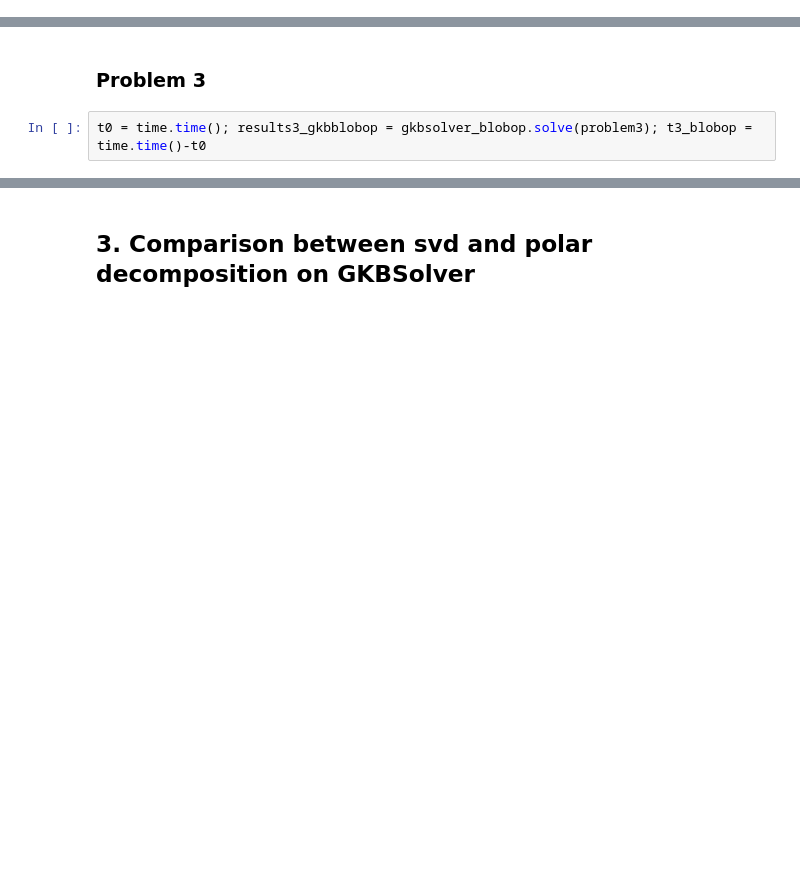
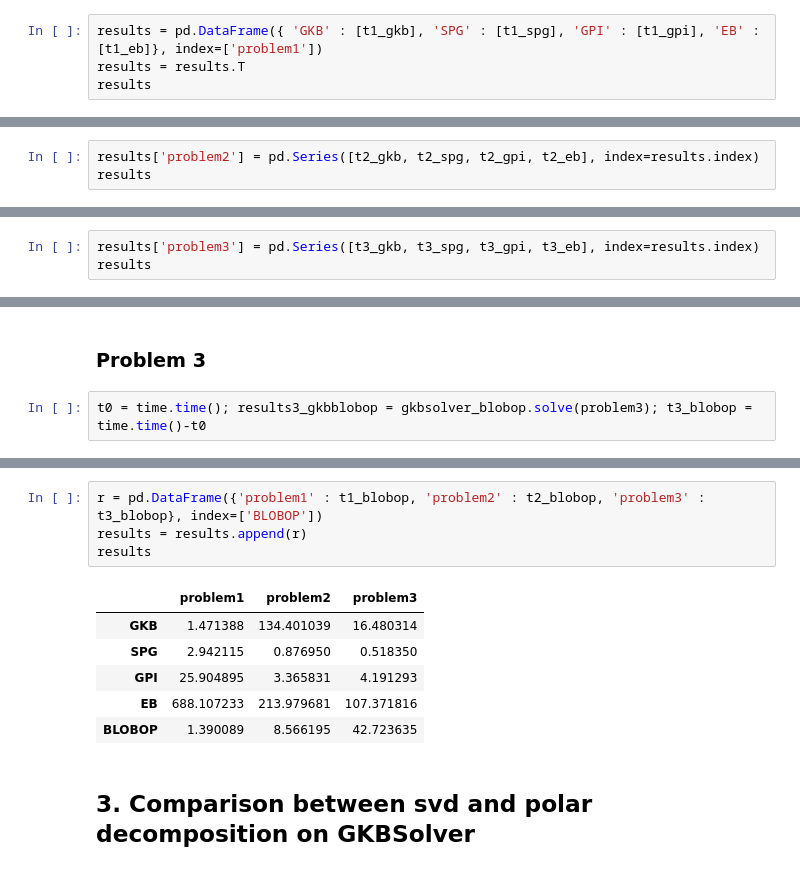
Before and after one commit to melissawm/skprocrustes, a Jupyter notebook: Results.ipynb, the cells around one changed output, grey strips where cells are left out. Cells and saved outputs as stored; diff of their text form; blank space fills up the shorter version.

```diff
--- a/Results.ipynb
+++ b/Results.ipynb
@@ -112,0 +114,4 @@ Text(0.5,1,'Problem 1')
+# %%
+results = pd.DataFrame({ 'GKB' : [t1_gkb], 'SPG' : [t1_spg], 'GPI' : [t1_gpi], 'EB' : [t1_eb]}, index=['problem1'])
+results = results.T
+results
@@ -208,0 +222,3 @@ Text(0.5,1,'Problem 2')
+# %%
+results['problem2'] = pd.Series([t2_gkb, t2_spg, t2_gpi, t2_eb], index=results.index)
+results
@@ -304,0 +328,3 @@ Text(0.5,1,'Problem 3')
+# %%
+results['problem3'] = pd.Series([t3_gkb, t3_spg, t3_gpi, t3_eb], index=results.index)
+results
@@ -493,3 +544,14 @@ Text(0.5,1,'Problem 3')
+# %%
+r = pd.DataFrame({'problem1' : t1_blobop, 'problem2' : t2_blobop, 'problem3' : t3_blobop}, index=['BLOBOP'])
+results = results.append(r)
+results
+# %% [output]
+|  | problem1 | problem2 | problem3 |
+| GKB | 1.471388 | 134.401039 | 16.480314 |
+| SPG | 2.942115 | 0.876950 | 0.518350 |
+| GPI | 25.904895 | 3.365831 | 4.191293 |
+| EB | 688.107233 | 213.979681 | 107.371816 |
+| BLOBOP | 1.390089 | 8.566195 | 42.723635 |
 # %% [markdown]
 ## 3. Comparison between svd and polar decomposition on GKBSolver
 # %%
```
Also changed, not shown: parts of 54 cells of this notebook, 1 other file.
